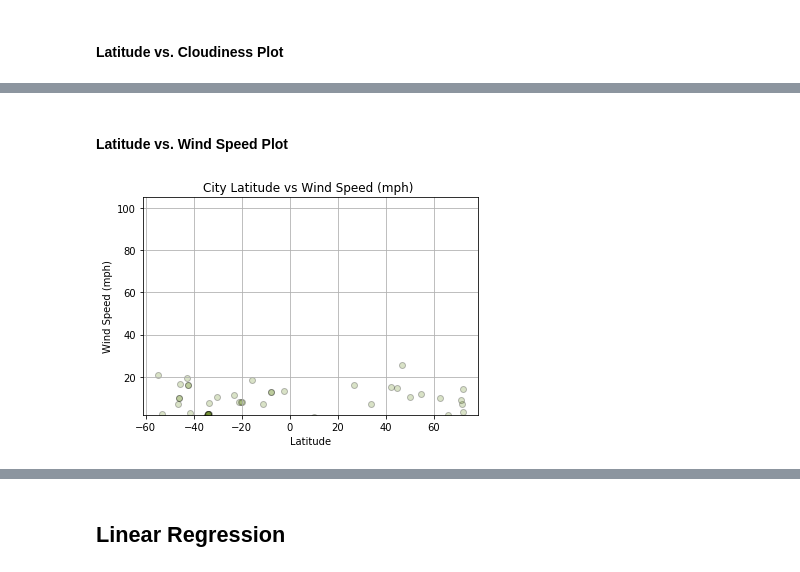
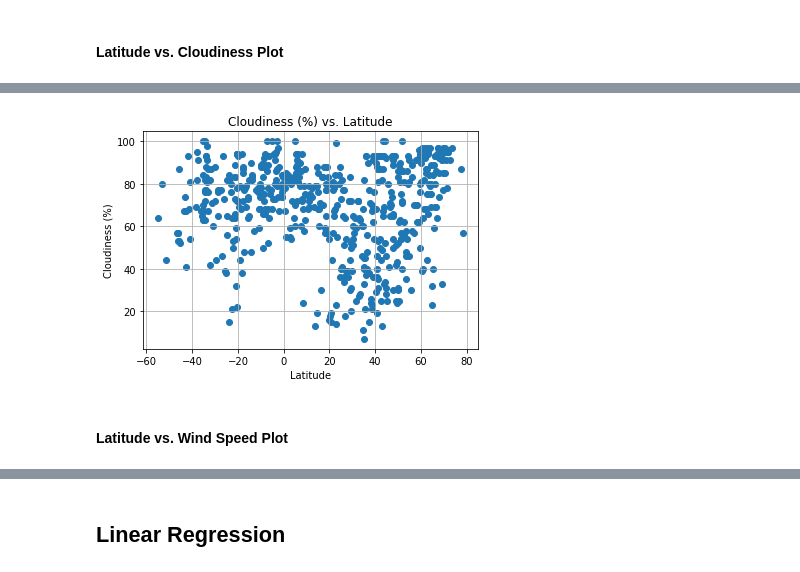
Before and after one commit to 200013546/python-api-challenge, a Jupyter notebook: WeatherPy.ipynb, the cells around one changed output, grey strips where cells are left out. Drawn from its saved outputs; the diff is of its cells as text; code cells hidden in the pictures.

```diff
--- a/WeatherPy.ipynb
+++ b/WeatherPy.ipynb
@@ -268,6 +157,10 @@ my_plot("Latitude","Cloudiness (%)",df_filterd)
+# %%
+cloud_y = df['Humidity']
+generate_plot(lat_x, cloud_y, "Cloudiness (%) vs. Latitude", "Latitude", "Cloudiness (%)","output_data/Lat_vs_Cloudiness.png")
+
+## CONCLUSION ##
+# This plot shows that there is more cloudiness as we move away from the equator, especially in the Northern hemisphere.
+# %% [output]
+[figure, added]
 # %% [markdown]
 #### Latitude vs. Wind Speed Plot
-# %%
-my_plot("Latitude","Wind Speed (mph)",df_filterd)
-# %% [output]
-[figure, removed]
```
Also changed, not shown: parts of 37 cells of this notebook, 32 other files.
